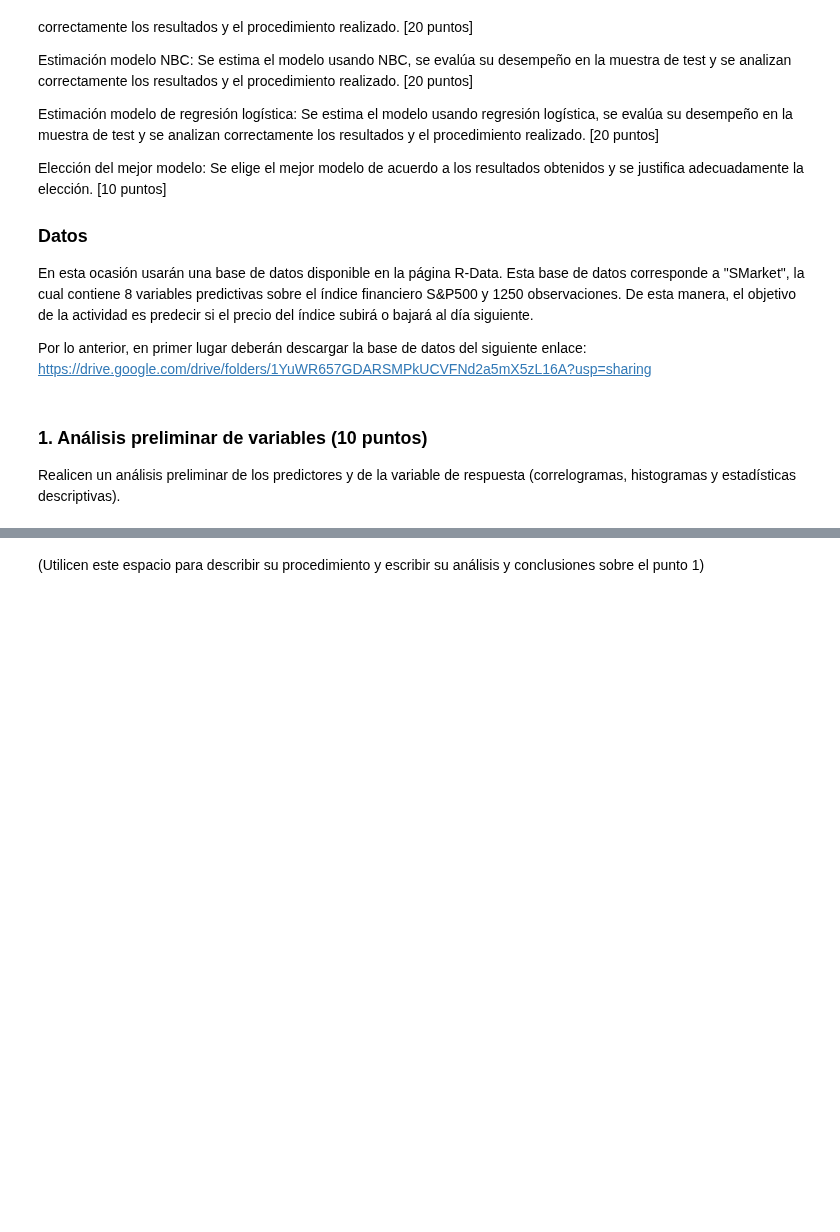
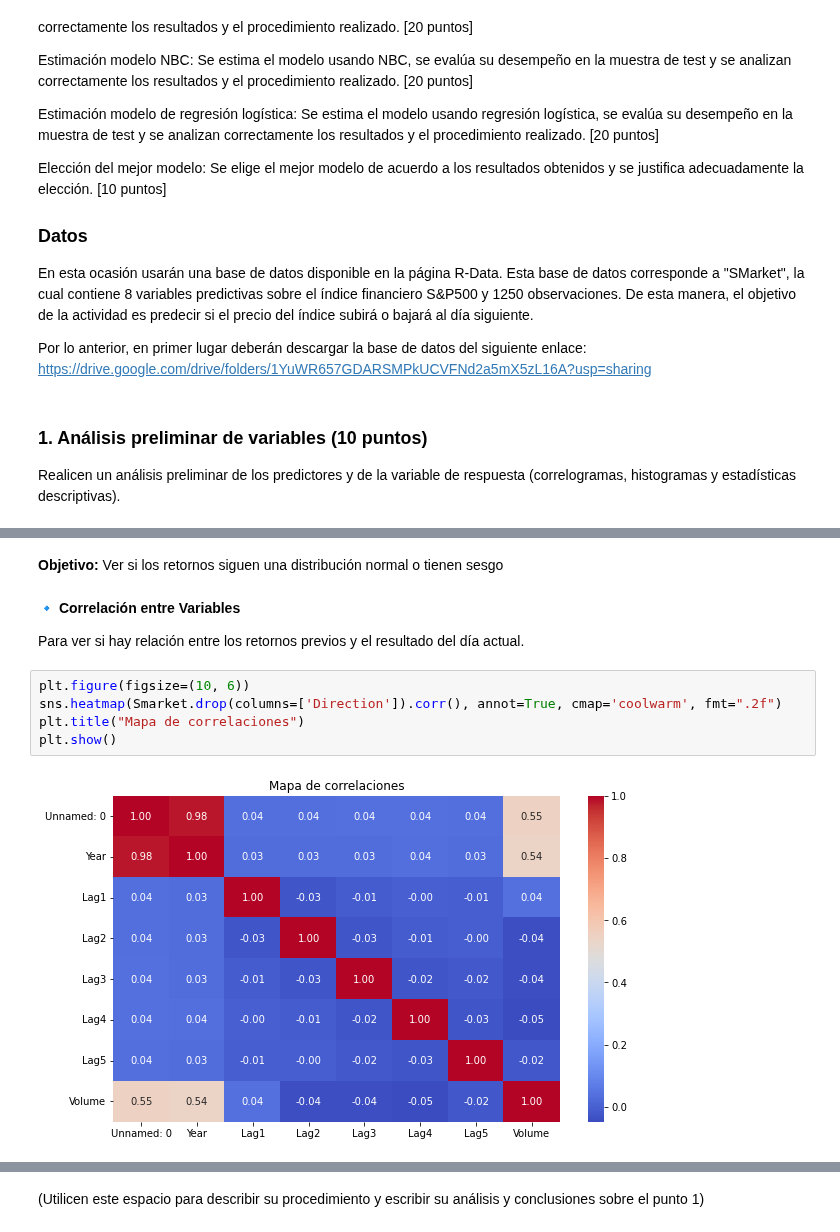
Before and after one commit to carrasquintero/Entrega_ETL, a Jupyter notebook: ML/Caso implementación de modelos de clasificación lineales.ipynb, the cells around one changed output, grey strips where cells are left out. Saved outputs shown, nothing was run; the diff lists cells and outputs as text; blank space fills up the shorter version.

```diff
--- a/ML/Caso implementación de modelos de clasificación lineales.ipynb
+++ b/ML/Caso implementación de modelos de clasificación lineales.ipynb
@@ -77,0 +145,13 @@ XTrain, XTest, yTrain, yTest = train_test_split(x_Total, y_Total, test_size=0.33
+# %% [markdown]
+**Objetivo:** Ver si los retornos siguen una distribución normal o tienen sesgo
+# %% [markdown]
+🔹 **Correlación entre Variables**
+
+Para ver si hay relación entre los retornos previos y el resultado del día actual.
+# %%
+plt.figure(figsize=(10, 6))
+sns.heatmap(Smarket.drop(columns=['Direction']).corr(), annot=True, cmap='coolwarm', fmt=".2f")
+plt.title("Mapa de correlaciones")
+plt.show()
+# %% [output]
+[figure, added]
```
Also changed, not shown: parts of 22 cells of this notebook.
